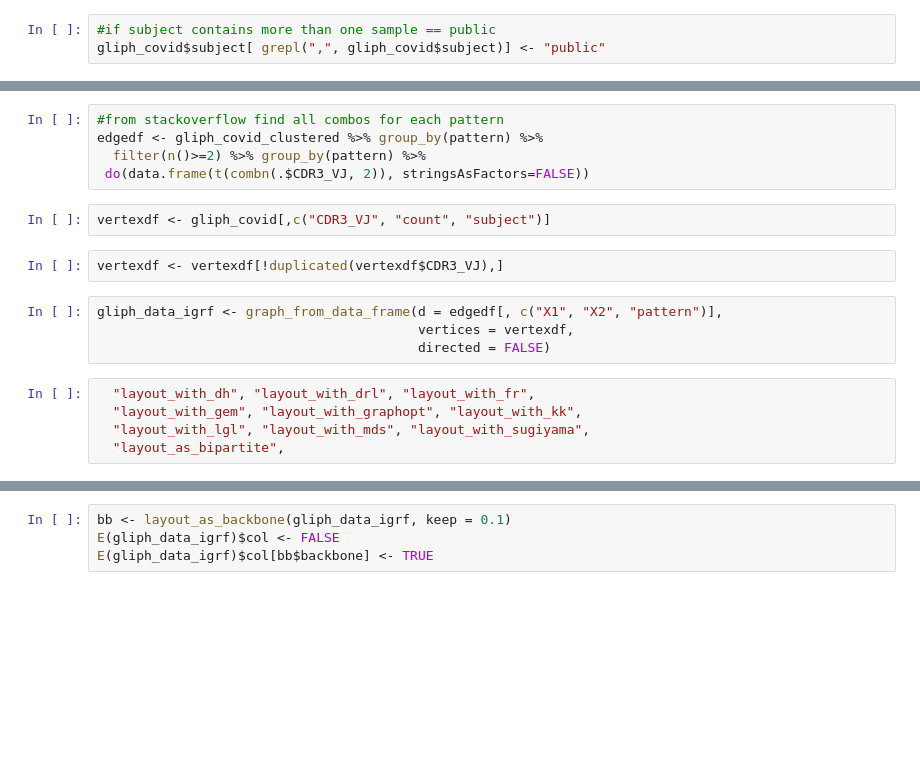
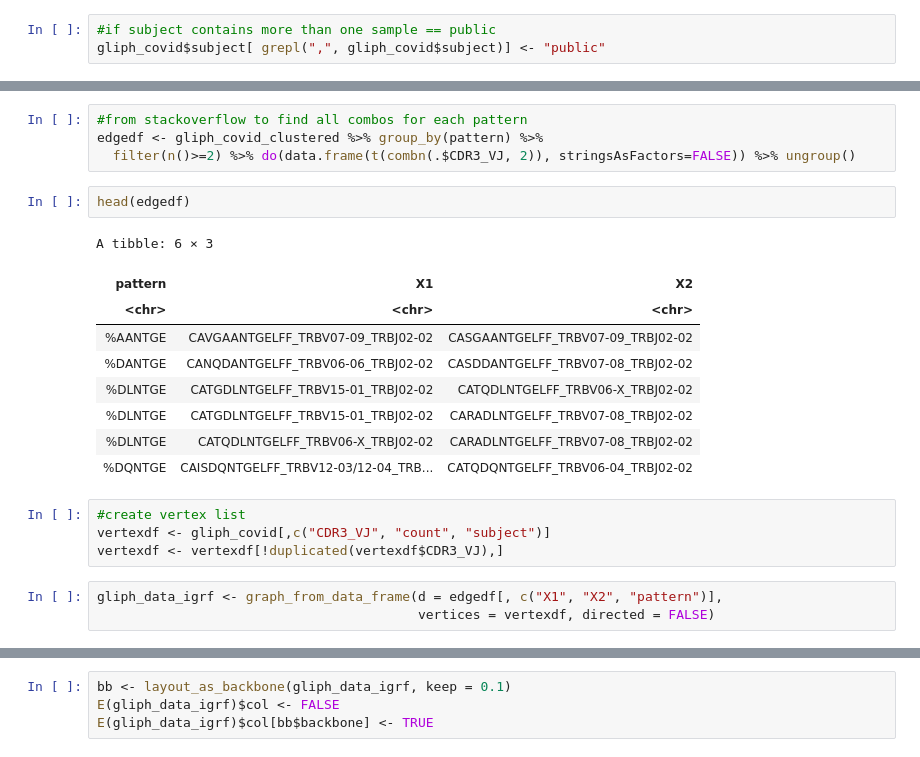
Before and after one commit to pughlab/ped_CapTCRseq, a Jupyter notebook: notebooks/000_GLIPH_analysis.ipynb, the cells around one changed output, grey strips where cells are left out. Cells and saved outputs as stored; diff of their text form; blank space fills up the shorter version.

```diff
--- a/notebooks/000_GLIPH_analysis.ipynb
+++ b/notebooks/000_GLIPH_analysis.ipynb
@@ -142,18 +101,23 @@ gliph_covid_clustered <- gliph_covid[ gliph_covid$pattern != "Not clustered",]
 # %%
-#from stackoverflow find all combos for each pattern
+#from stackoverflow to find all combos for each pattern
 edgedf <- gliph_covid_clustered %>% group_by(pattern) %>%
-  filter(n()>=2) %>% group_by(pattern) %>%
- do(data.frame(t(combn(.$CDR3_VJ, 2)), stringsAsFactors=FALSE))
+  filter(n()>=2) %>% do(data.frame(t(combn(.$CDR3_VJ, 2)), stringsAsFactors=FALSE)) %>% ungroup()
+# %%
+head(edgedf)
+# %% [output]
+A tibble: 6 × 3
+| pattern | X1 | X2 |
+| <chr> | <chr> | <chr> |
+| %AANTGE | CAVGAANTGELFF_TRBV07-09_TRBJ02-02 | CASGAANTGELFF_TRBV07-09_TRBJ02-02 |
+| %DANTGE | CANQDANTGELFF_TRBV06-06_TRBJ02-02 | CASDDANTGELFF_TRBV07-08_TRBJ02-02 |
+| %DLNTGE | CATGDLNTGELFF_TRBV15-01_TRBJ02-02 | CATQDLNTGELFF_TRBV06-X_TRBJ02-02 |
+| %DLNTGE | CATGDLNTGELFF_TRBV15-01_TRBJ02-02 | CARADLNTGELFF_TRBV07-08_TRBJ02-02 |
+| %DLNTGE | CATQDLNTGELFF_TRBV06-X_TRBJ02-02 | CARADLNTGELFF_TRBV07-08_TRBJ02-02 |
+| %DQNTGE | CAISDQNTGELFF_TRBV12-03/12-04_TRB... | CATQDQNTGELFF_TRBV06-04_TRBJ02-02 |
 # %%
+#create vertex list
 vertexdf <- gliph_covid[,c("CDR3_VJ", "count", "subject")]
+vertexdf <- vertexdf[!duplicated(vertexdf$CDR3_VJ),]
-# %%
-vertexdf <- vertexdf[!duplicated(vertexdf$CDR3_VJ),]
 # %%
 gliph_data_igrf <- graph_from_data_frame(d = edgedf[, c("X1", "X2", "pattern")],
-                                         vertices = vertexdf,
-                                         directed = FALSE)
+                                         vertices = vertexdf, directed = FALSE)
-# %%
-  "layout_with_dh", "layout_with_drl", "layout_with_fr",
-  "layout_with_gem", "layout_with_graphopt", "layout_with_kk",
-  "layout_with_lgl", "layout_with_mds", "layout_with_sugiyama",
-  "layout_as_bipartite",
```
Also changed, not shown: parts of 33 cells of this notebook.
